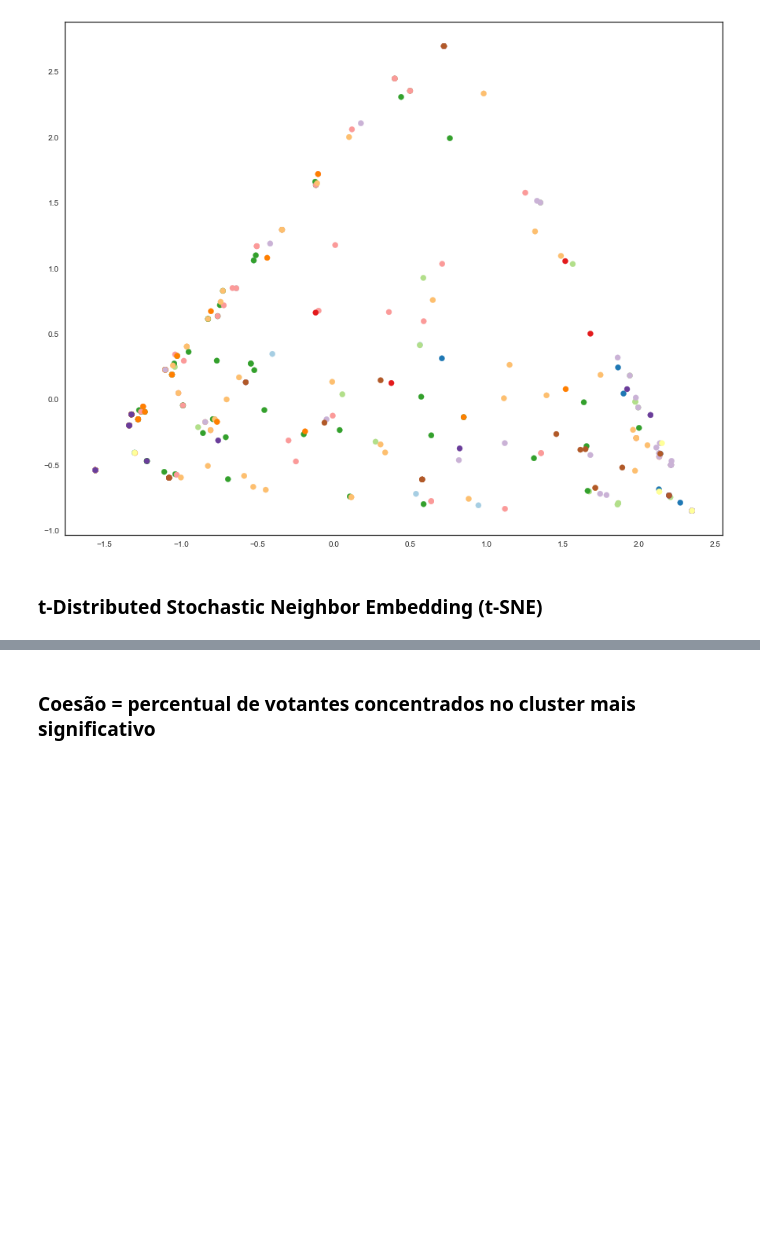
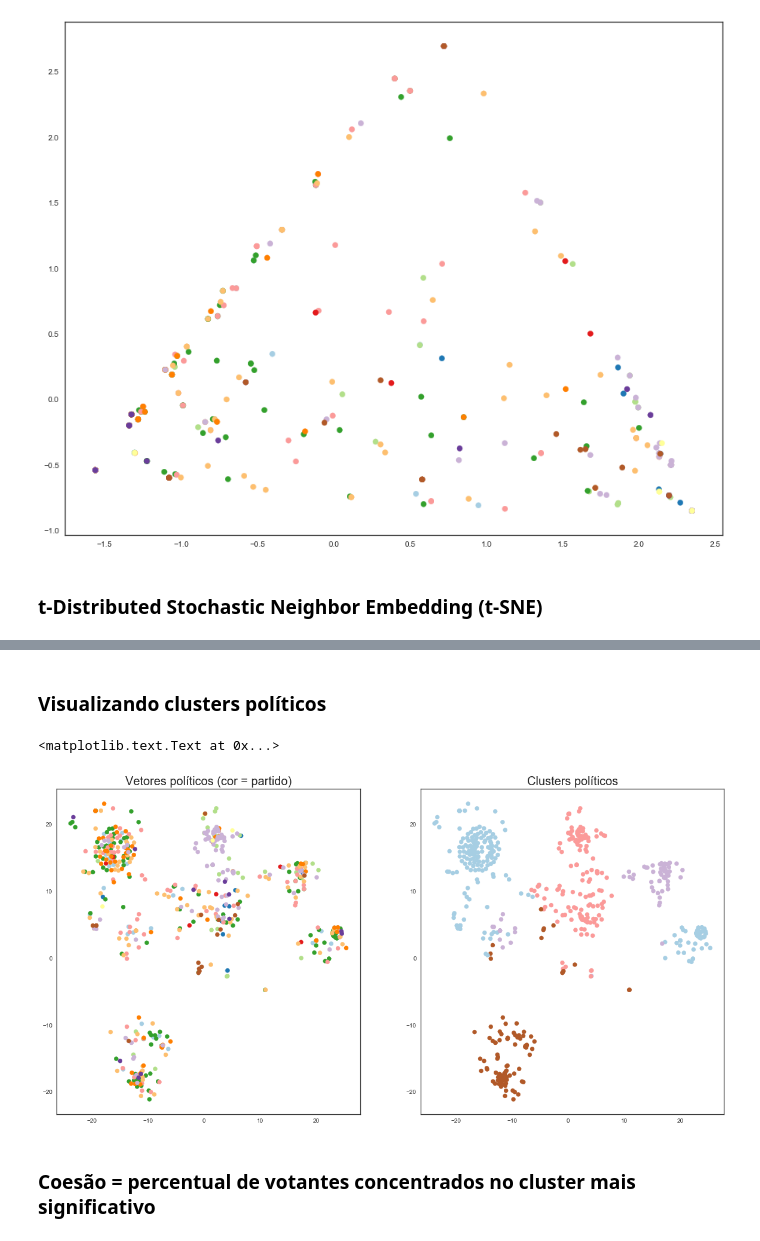
Before and after one commit to filipesfreitas/jogo-politico, a Jupyter notebook: jogo-politico.ipynb, the cells around one changed output, grey strips where cells are left out. Cells and saved outputs as stored; diff of their text form; code cells hidden in the pictures; blank space fills up the shorter version.

```diff
--- a/jogo-politico.ipynb
+++ b/jogo-politico.ipynb
@@ -468,3 +470,18 @@ clusters
+# %% [markdown]
+### Visualizando clusters políticos
+# %%
+fig = plt.figure(figsize=(20, 10))
+
+fig.add_subplot(1, 2, 1)
+plt.scatter(X_tsne[:, 0], X_tsne[:, 1], c=labels_partido, s=50, cmap=plt.cm.Paired)
+plt.title('Vetores políticos (cor = partido)', fontsize=20)
+
+fig.add_subplot(1, 2, 2)
+plt.scatter(X_tsne[:, 0], X_tsne[:, 1], c=labels, s=50, cmap=plt.cm.Paired)
+plt.title('Clusters políticos', fontsize=20)
+# %% [output]
+<matplotlib.text.Text at 0x...>
+[figure, added]
 # %% [markdown]
 ### Coesão = percentual de votantes concentrados no cluster mais significativo
 # %%
```
Also changed, not shown: parts of 7 cells of this notebook, 1 other file.
